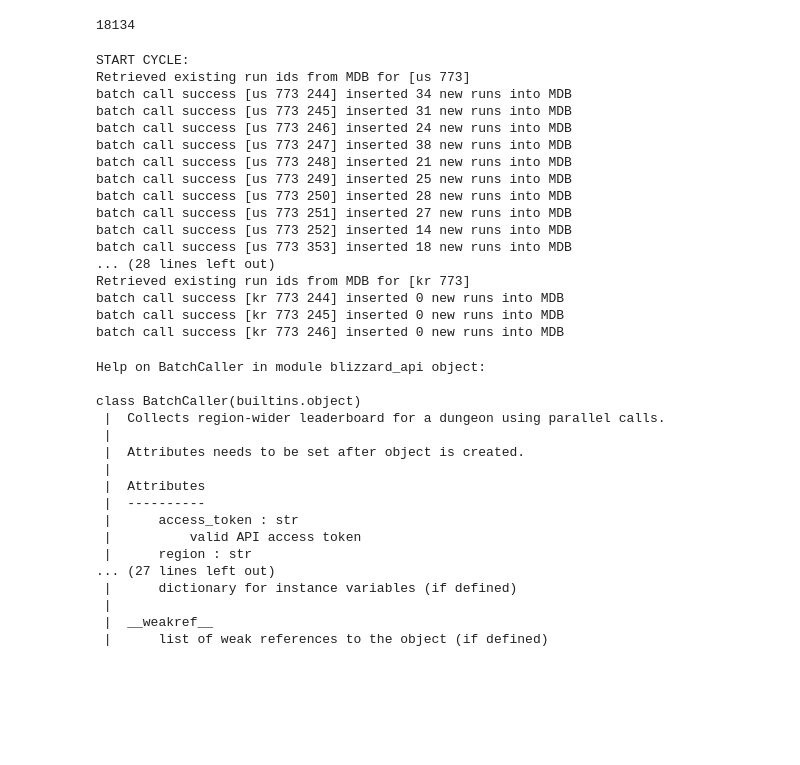
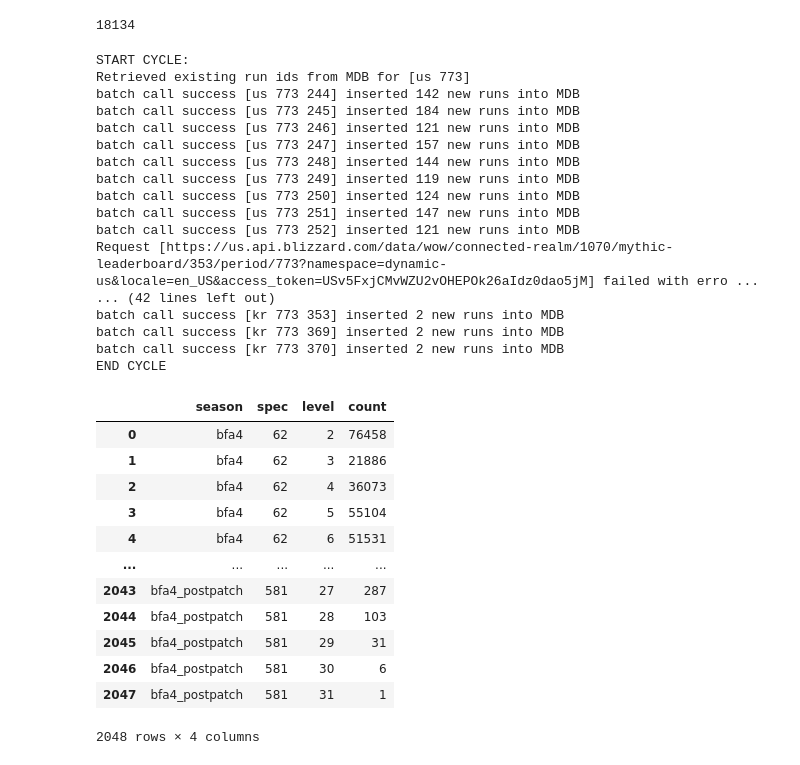
Before and after one commit to ily123/blizzard_api, a Jupyter notebook: _test_pipeline_methods.ipynb, the cells around one changed output. Saved outputs shown, nothing was run; the diff lists cells and outputs as text; code cells hidden in the pictures; blank space fills up the shorter version.

```diff
--- a/_test_pipeline_methods.ipynb
+++ b/_test_pipeline_methods.ipynb
@@ -264,22 +265,23 @@ import requests
 import pipeline
 importlib.reload(pipeline)
 importlib.reload(blizz_api)
+importlib.reload(mplusdb)
 pipeline.get_data()
 # %% [output]
 START CYCLE:
 Retrieved existing run ids from MDB for [us 773]
-batch call success [us 773 244] inserted 34 new runs into MDB
-batch call success [us 773 245] inserted 31 new runs into MDB
-batch call success [us 773 246] inserted 24 new runs into MDB
-batch call success [us 773 247] inserted 38 new runs into MDB
-batch call success [us 773 248] inserted 21 new runs into MDB
-batch call success [us 773 249] inserted 25 new runs into MDB
-batch call success [us 773 250] inserted 28 new runs into MDB
-batch call success [us 773 251] inserted 27 new runs into MDB
-batch call success [us 773 252] inserted 14 new runs into MDB
-batch call success [us 773 353] inserted 18 new runs into MDB
-... (28 lines left out)
-Retrieved existing run ids from MDB for [kr 773]
-batch call success [kr 773 244] inserted 0 new runs into MDB
-batch call success [kr 773 245] inserted 0 new runs into MDB
-batch call success [kr 773 246] inserted 0 new runs into MDB
+batch call success [us 773 244] inserted 142 new runs into MDB
+batch call success [us 773 245] inserted 184 new runs into MDB
+batch call success [us 773 246] inserted 121 new runs into MDB
+batch call success [us 773 247] inserted 157 new runs into MDB
+batch call success [us 773 248] inserted 144 new runs into MDB
+batch call success [us 773 249] inserted 119 new runs into MDB
+batch call success [us 773 250] inserted 124 new runs into MDB
+batch call success [us 773 251] inserted 147 new runs into MDB
+batch call success [us 773 252] inserted 121 new runs into MDB
+Request [https://us.api.blizzard.com/data/wow/connected-realm/1070/mythic-leaderboard/353/period/773?namespace=dynamic-us&locale=en_US&access_token=USv5FxjCMvWZU2vOHEPOk26aIdz0dao5jM] failed with erro ...
+... (42 lines left out)
+batch call success [kr 773 353] inserted 2 new runs into MDB
+batch call success [kr 773 369] inserted 2 new runs into MDB
+batch call success [kr 773 370] inserted 2 new runs into MDB
+END CYCLE
@@ -286,23 +299,20 @@ batch call success [kr 773 246] inserted 0 new runs into MDB
+# %%
+#len(res)
+df
+# %% [output]
+|  | season | spec | level | count |
+| 0 | bfa4 | 62 | 2 | 76458 |
+| 1 | bfa4 | 62 | 3 | 21886 |
+| 2 | bfa4 | 62 | 4 | 36073 |
+| 3 | bfa4 | 62 | 5 | 55104 |
+| 4 | bfa4 | 62 | 6 | 51531 |
+| ... | ... | ... | ... | ... |
+| 2043 | bfa4_postpatch | 581 | 27 | 287 |
+| 2044 | bfa4_postpatch | 581 | 28 | 103 |
+| 2045 | bfa4_postpatch | 581 | 29 | 31 |
+| 2046 | bfa4_postpatch | 581 | 30 | 6 |
+| 2047 | bfa4_postpatch | 581 | 31 | 1 |
+2048 rows × 4 columns
 # %%
 importlib.reload(blizz_credentials)
 cred = blizz_credentials.Credentials("config/blizzard_api_access.ini")
-# %%
-help(batch_caller)
-# %% [output]
-Help on BatchCaller in module blizzard_api object:
-
-class BatchCaller(builtins.object)
- |  Collects region-wider leaderboard for a dungeon using parallel calls.
- |
- |  Attributes needs to be set after object is created.
- |
- |  Attributes
- |  ----------
- |      access_token : str
- |          valid API access token
- |      region : str
-... (27 lines left out)
- |      dictionary for instance variables (if defined)
- |
- |  __weakref__
- |      list of weak references to the object (if defined)
```
Also changed, not shown: parts of 4 cells of this notebook, 6 other files.
